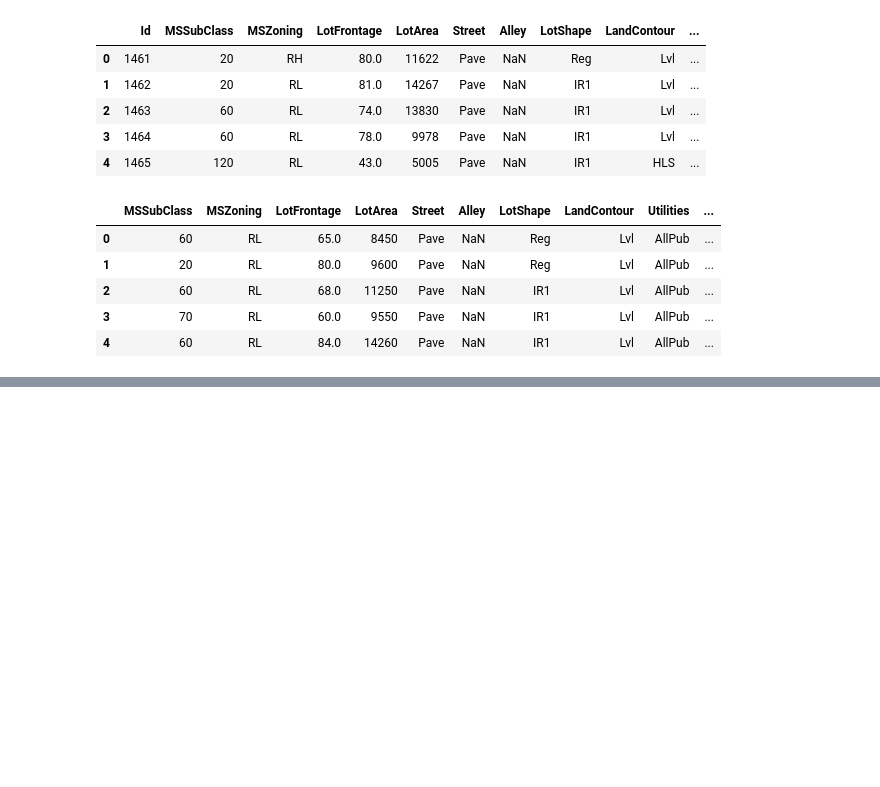
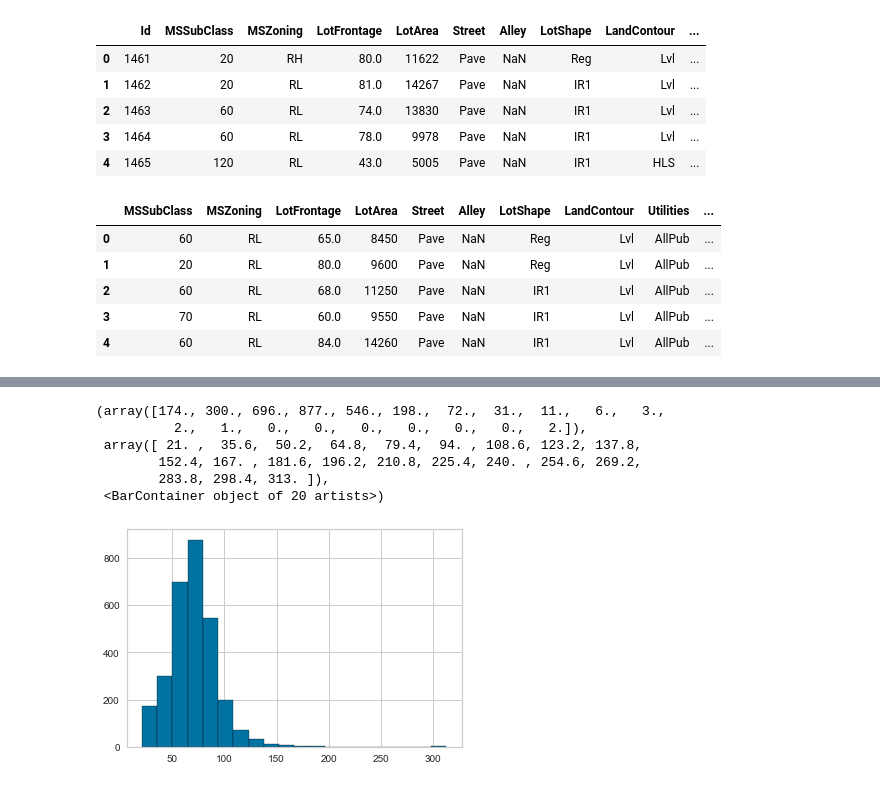
Before and after one commit to Mr00Magician/Boston-House-Pricing-Prediction, a Jupyter notebook: Predictions.ipynb, the cells around one changed output, grey strips where cells are left out. Drawn from its saved outputs; the diff is of its cells as text; code cells hidden in the pictures; blank space fills up the shorter version.

```diff
--- a/Predictions.ipynb
+++ b/Predictions.ipynb
@@ -42,0 +73,17 @@ data.head()
+# %%
+def knn_impute(df, target):
+    df = df.copy()
+    df = df.select_dtypes(np.number)
+    non_na_cols = df.loc[:, df.isna().sum() == 0].columns
+
+    ytrain = df.loc[df[target].isna() == False, target]
+    xtrain = df.loc[df[target].isna() == False, non_na_cols]
+    xtest = df.loc[df[target].isna(), non_na_cols]
+
+    knn = KNeighborsRegressor()
+    knn.fit(xtrain, ytrain)
+    ypred = knn.predict(xtest)
+
+    df.loc[df[target].isna(), target] = ypred
+
+    return df
@@ -42,0 +97,9 @@ data.head()
+# %%
+data2 = data1.copy()
+# %%
+numeric_impute = ['LotFrontage', 'MasVnrArea', 'BsmtFinSF1', 'BsmtFinSF2', 'BsmtUnfSF',
+       'TotalBsmtSF', 'BsmtFullBath', 'BsmtHalfBath', 'GarageYrBlt',
+       'GarageCars', 'GarageArea']
+
+for column in numeric_impute:
+    data2 = knn_impute(data2, column)
@@ -42,0 +126,2 @@ data.head()
+# %%
+data3 = data2.copy()
@@ -42,0 +154,10 @@ data.head()
+# %%
+plt.hist(data3['LotFrontage'], bins = 20, edgecolor = 'black');
+# %% [output]
+(array([174., 300., 696., 877., 546., 198.,  72.,  31.,  11.,   6.,   3.,
+          2.,   1.,   0.,   0.,   0.,   0.,   0.,   0.,   2.]),
+ array([ 21. ,  35.6,  50.2,  64.8,  79.4,  94. , 108.6, 123.2, 137.8,
+        152.4, 167. , 181.6, 196.2, 210.8, 225.4, 240. , 254.6, 269.2,
+        283.8, 298.4, 313. ]),
+ <BarContainer object of 20 artists>)
+[figure, added]
```
Also changed, not shown: parts of 48 cells of this notebook, 2 other files.
